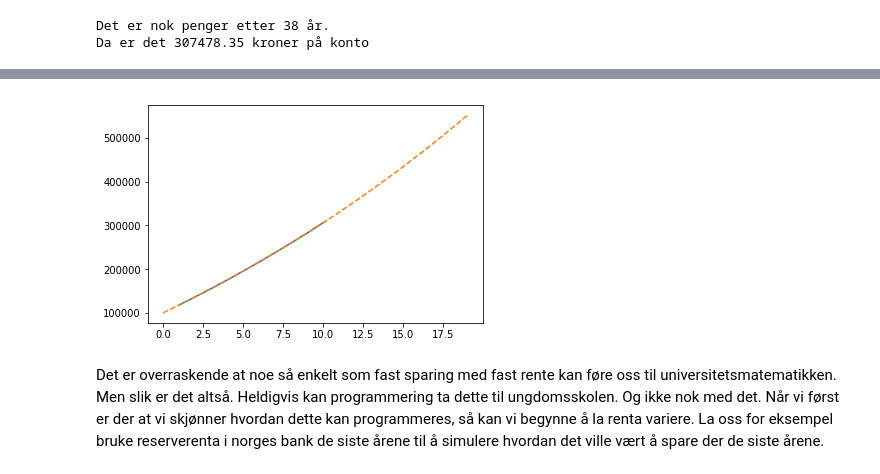
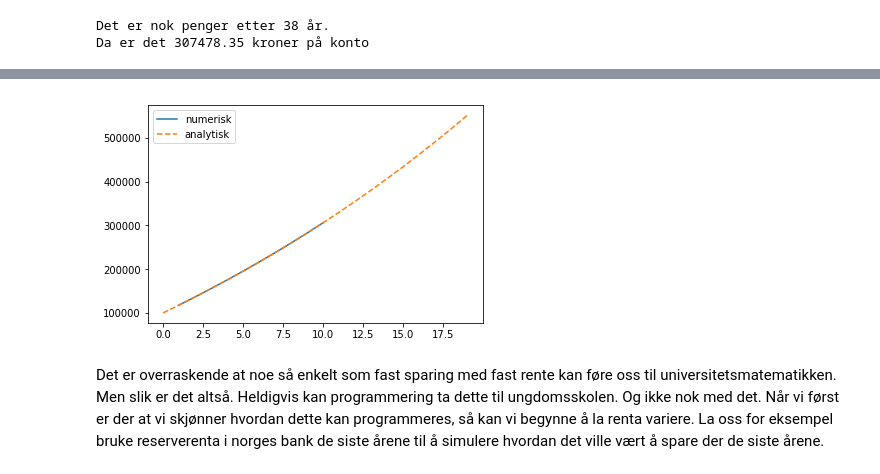
Before and after one commit to uio-profag/u, a Jupyter notebook: content/moduler/sparing_og_lan.ipynb, the cells around one changed output, grey strips where cells are left out. Cells and saved outputs as stored; diff of their text form; code cells hidden in the pictures.

```diff
--- a/content/moduler/sparing_og_lan.ipynb
+++ b/content/moduler/sparing_og_lan.ipynb
@@ -66,28 +91,29 @@ Men dette kan vi ikke gjøre på ungdomsskolen, og jeg måtte åpne opp boka til
 # %%
 from pylab import *
 
 x = 100000
-rente = 0.03
+rente = 0.03 # 3 %, fint for elevene å få repetert hva % betyr
 sparing = 15000
 tid = 0
 
 saldoer = []
 tider = []
 
 while x < 300000:
     x = x * (1+rente) + sparing
     tid += 1
     saldoer.append(x)
     tider.append(tid)
 
-plot(tider, saldoer)
+plot(tider, saldoer, label='numerisk')
 
 # For ordens skyld kan vi også plotte den analytiske løsningen fra hatten
 n = array(range(0, 20))
 y = 600000*1.03**n - 500000
-plot(n, y, "--")
+plot(n, y, "--", label='analytisk')
+legend()
 show()
 # %% [output]
-[figure, old version]
+[figure, new version]
 # %% [markdown]
 Det er overraskende at noe så enkelt som fast sparing med fast rente kan føre oss til universitetsmatematikken. Men slik er det altså. Heldigvis kan programmering ta dette til ungdomsskolen. Og ikke nok med det. Når vi først er der at vi skjønner hvordan dette kan programmeres, så kan vi begynne å la renta variere. La oss for eksempel bruke reserverenta i norges bank de siste årene til å simulere hvordan det ville vært å spare der de siste årene.
```
Also changed, not shown: parts of 16 cells of this notebook, 1 other file.
